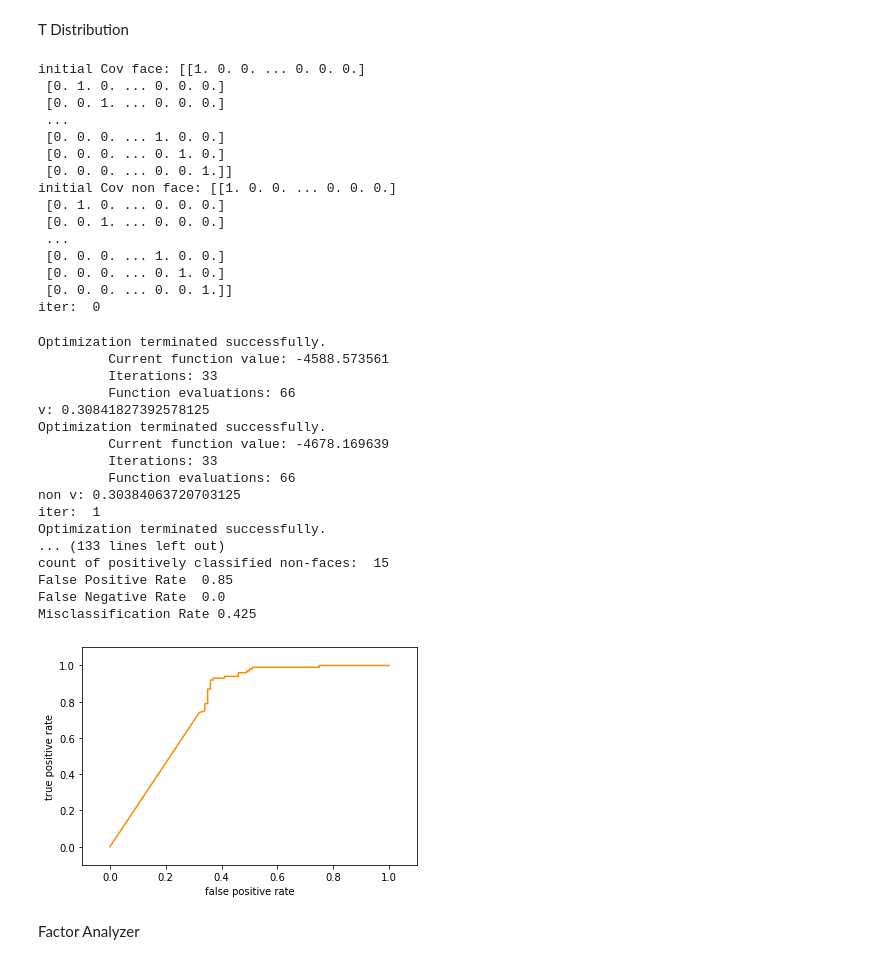
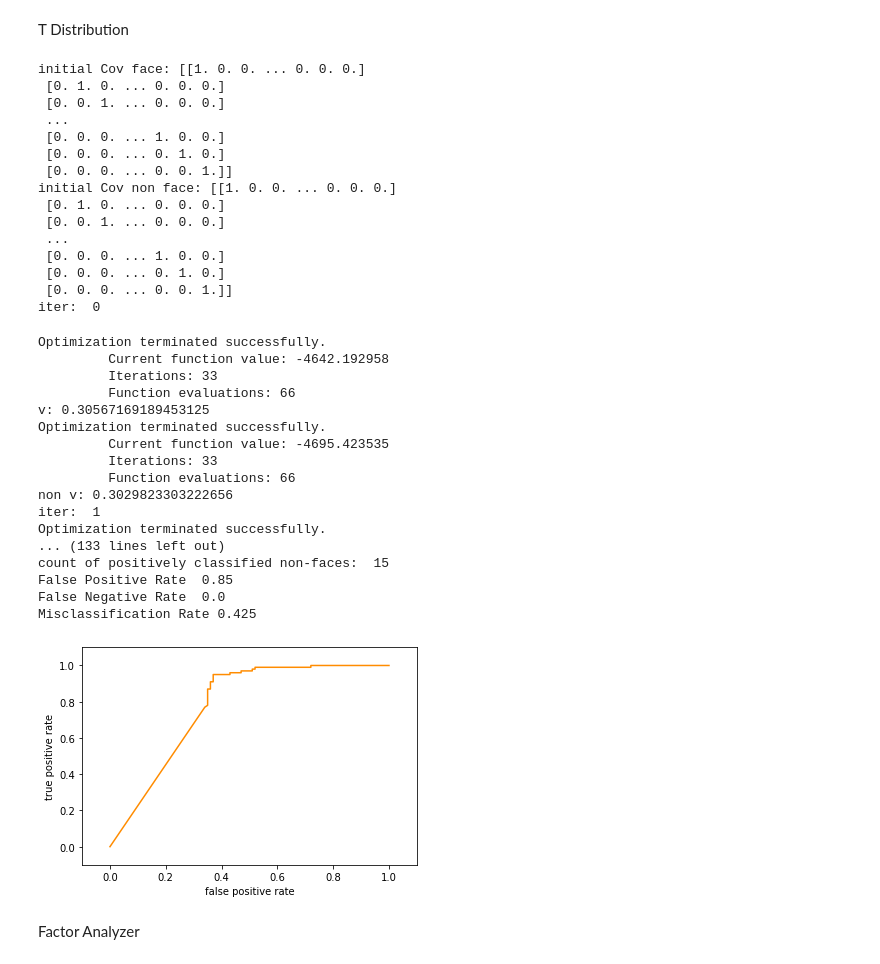
Before and after one commit to kimys0279/NCSU, a Jupyter notebook: ECE763_Project1.ipynb, the cells around one changed output. Saved outputs shown, nothing was run; the diff lists cells and outputs as text; code cells hidden in the pictures.

```diff
--- a/ECE763_Project1.ipynb
+++ b/ECE763_Project1.ipynb
@@ -536,6 +536,28 @@ def Estep( flattened_space_face, Mean, Cov, v, D):
 
 def Mstep(expectation_h, expectation_logh,  flattened_space_face, v ):
     t=len(flattened_space_face)
+
+    y_sum = np.sum(expectation_h)
+    flattened_array = np.asarray(flattened_space_face)
+    y_temp = np.zeros((t,100))
+    for i in range(t):
+        y_temp[i] = expectation_h[i]*flattened_array[i]
+    y_temp_sum = np.sum(y_temp, axis=0)
+    new_Mean = y_temp_sum/y_sum
+
+    cov_temp = np.zeros((100,100, t))
+    for i in range(t):
+       cov_temp[:,:,i] = np.matmul(((flattened_array[i]-Mean).transpose()), expectation_h[i]*(flattened_array[i]-Mean))
+    new_Cov = (np.sum(cov_temp, axis=2))/y_sum
+    new_Cov = np.diag(np.diag(new_Cov))
+
+    def f(v):
+        function_v = (t * ((v/2)* log(v/2))) + (t* log(scipy.special.gamma(v/2))) - (((v/2)-1)* np.sum(expectation_logh)) + ((v/2)*np.sum(expectation_h))
+        return function_v
+
+    final = scipy.optimize.fmin(f, v)
+    new_v = final[0]
+
     return new_Mean, new_Cov, new_v
 
 def Norm(flattened_space_face, Mean, Cov, v, D):
@@ -656,38 +678,38 @@ plt.ylim([-0.1,1.1])
 plt.show()
 # %% [output]
 initial Cov face: [[1. 0. 0. ... 0. 0. 0.]
  [0. 1. 0. ... 0. 0. 0.]
  [0. 0. 1. ... 0. 0. 0.]
  ...
  [0. 0. 0. ... 1. 0. 0.]
  [0. 0. 0. ... 0. 1. 0.]
  [0. 0. 0. ... 0. 0. 1.]]
 initial Cov non face: [[1. 0. 0. ... 0. 0. 0.]
  [0. 1. 0. ... 0. 0. 0.]
  [0. 0. 1. ... 0. 0. 0.]
  ...
  [0. 0. 0. ... 1. 0. 0.]
  [0. 0. 0. ... 0. 1. 0.]
  [0. 0. 0. ... 0. 0. 1.]]
 iter:  0
 Optimization terminated successfully.
-         Current function value: -4588.573561
+         Current function value: -4642.192958
          Iterations: 33
          Function evaluations: 66
-v: 0.30841827392578125
+v: 0.30567169189453125
 Optimization terminated successfully.
-         Current function value: -4678.169639
+         Current function value: -4695.423535
          Iterations: 33
          Function evaluations: 66
-non v: 0.30384063720703125
+non v: 0.3029823303222656
 iter:  1
 Optimization terminated successfully.
 ... (133 lines left out)
 count of positively classified non-faces:  15
 False Positive Rate  0.85
 False Negative Rate  0.0
 Misclassification Rate 0.425
-[figure, old version]
+[figure, new version]
 # %% [markdown]
 Factor Analyzer
 # %%
```
Also changed, not shown: parts of 3 cells of this notebook.
